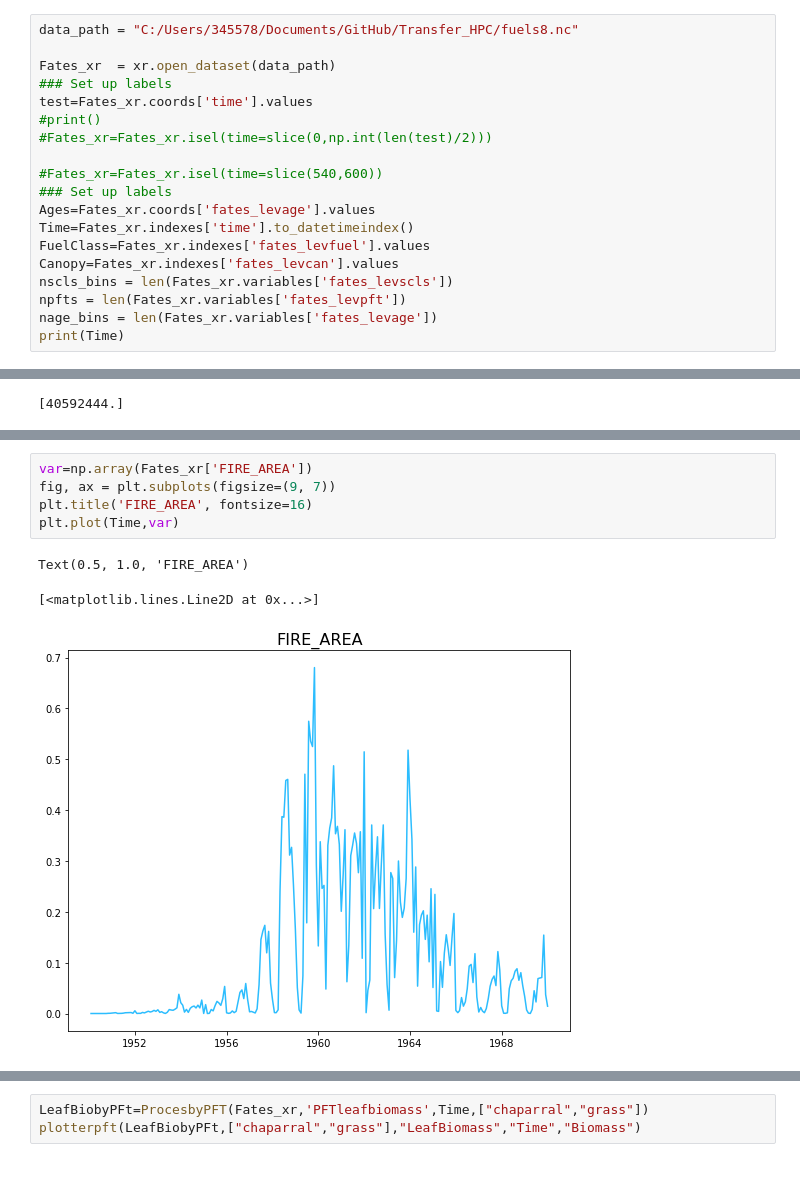
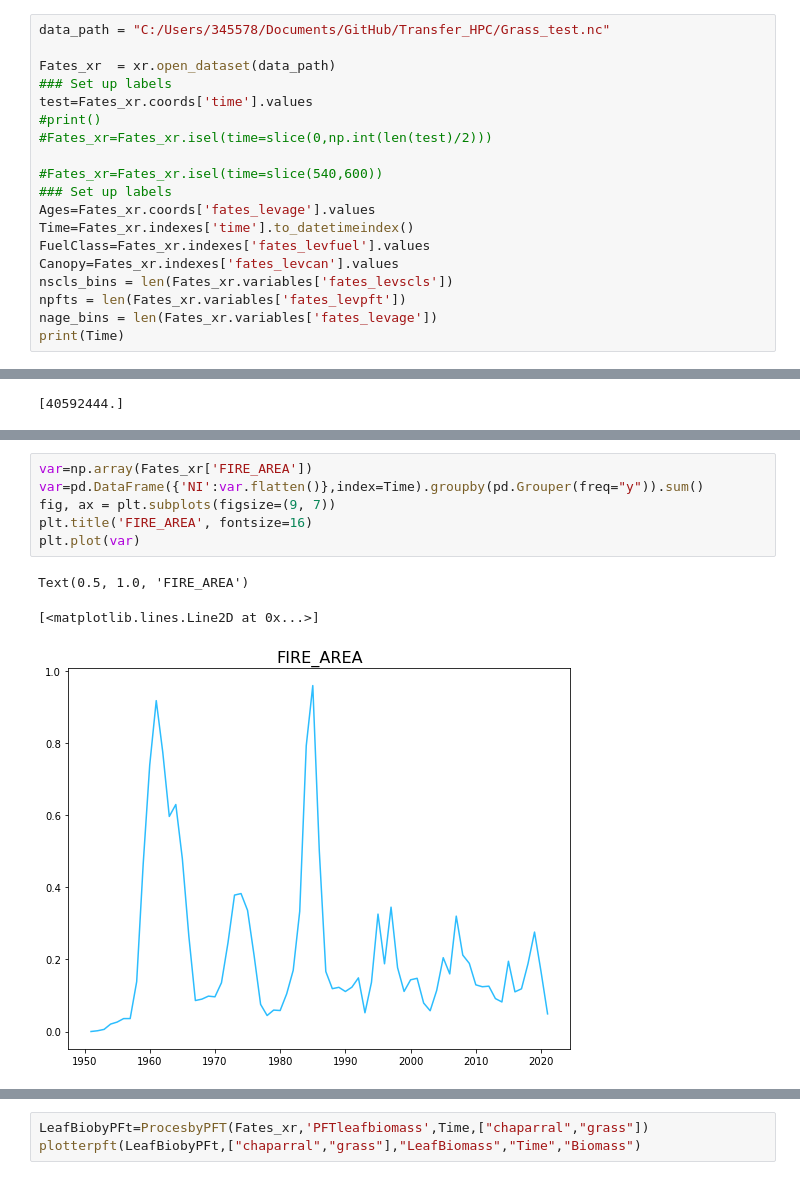
Before and after one commit to ZacharyRobbins/Transfer_HPC, a Jupyter notebook: Py_scripts/Spitfire Diag_Grass.ipynb, the cells around one changed output, grey strips where cells are left out. Saved outputs shown, nothing was run; the diff lists cells and outputs as text.

```diff
--- a/Py_scripts/Spitfire Diag_Grass.ipynb
+++ b/Py_scripts/Spitfire Diag_Grass.ipynb
@@ -99,7 +99,7 @@ def plotterpft(data,PFT,titlelabel,xlabel,ylabel):
     ax.set_ylabel(ylabel, labelpad=15, fontsize=20, color="#333533");
     plt.legend(bbox_to_anchor=(1.04,1),prop={'size': 20})
 # %%
-data_path = "C:/Users/345578/Documents/GitHub/Transfer_HPC/fuels8.nc"
+data_path = "C:/Users/345578/Documents/GitHub/Transfer_HPC/Grass_test.nc"
 
 Fates_xr  = xr.open_dataset(data_path)
 ### Set up labels
@@ -427,12 +427,13 @@ Text(0.5, 1.0, ' (kJ/m/s)')
 # %%
 var=np.array(Fates_xr['FIRE_AREA'])
+var=pd.DataFrame({'NI':var.flatten()},index=Time).groupby(pd.Grouper(freq="y")).sum()
 fig, ax = plt.subplots(figsize=(9, 7))
 plt.title('FIRE_AREA', fontsize=16)
-plt.plot(Time,var)
+plt.plot(var)
 # %% [output]
 Text(0.5, 1.0, 'FIRE_AREA')
 [<matplotlib.lines.Line2D at 0x...>]
-[figure, old version]
+[figure, new version]
 # %%
 var=np.array(Fates_xr['FIRE_INTENSITY'])
 fig, ax = plt.subplots(figsize=(9, 7))
```
Also changed, not shown: parts of 16 cells of this notebook, 8 other files.
